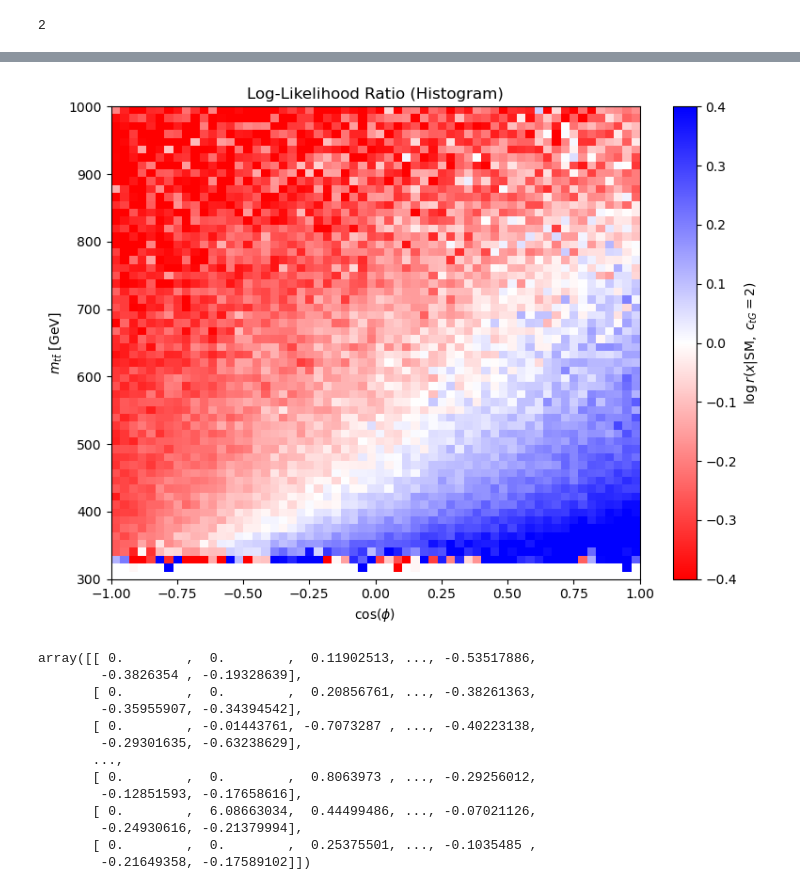
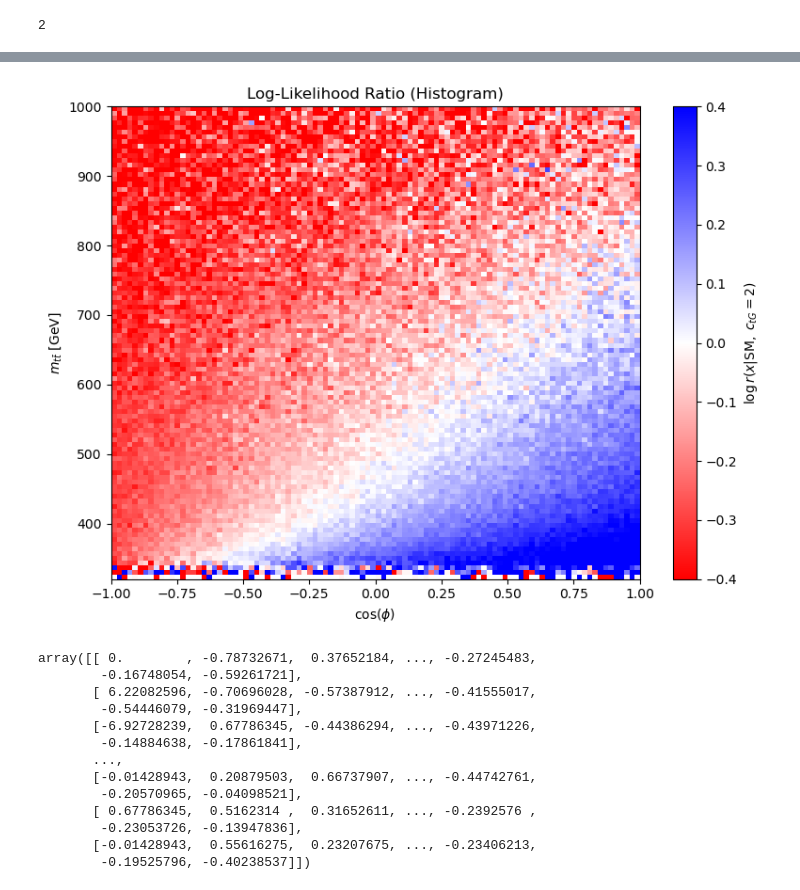
Before and after one commit to SantoshBh137/Purdue_Analysis_EFT, a Jupyter notebook: EFT_ML/ML_EFT_SM.ipynb, the cells around one changed output, grey strips where cells are left out. Saved outputs shown, nothing was run; the diff lists cells and outputs as text; code cells hidden in the pictures.

```diff
--- a/EFT_ML/ML_EFT_SM.ipynb
+++ b/EFT_ML/ML_EFT_SM.ipynb
@@ -144,8 +144,8 @@ myvars
 
 signal_path = "/depot/cms/top/bhanda25/Purdue_Analysis_EFT/Purdue_Analysis_EFT/EFT_ML/picklefile/sample_EFT_ctgRe2.pkl"
 background_path = "/depot/cms/top/bhanda25/Purdue_Analysis_EFT/Purdue_Analysis_EFT/EFT_ML/picklefile/sample_SM_ctgRe0.pkl"
-max_events = 6000000
-n_epochs = 10
+max_events = 15000000
+n_epochs = 15
 
 # Run the training and evaluation pipeline
 X_train, Y_train, X_val, Y_val, X_sig_test, X_bkg_test, scaler, df_combined = prametric_classifier.load_data(signal_path, background_path, myvars, max_events)
@@ -208,24 +210,24 @@ prametric_classifier.plot_llr_2d(model, scaler, myvars, "gen_ll_cHel", "gen_ttba
 # %%
 prametric_classifier.compute_histogram_llr(
     x_obs=df_combined["gen_ll_cHel"],
     y_obs=df_combined["gen_ttbar_mass"],
     label_obs=df_combined["isSignal"],
     x_range=(-1, 1),
-    y_range=(300, 1000),
-    bins=60
+    y_range=(320, 1000),
+    bins=100
 )
 # %% [output]
-[figure, old version]
+[figure, new version]
-array([[ 0.        ,  0.        ,  0.11902513, ..., -0.53517886,
-        -0.3826354 , -0.19328639],
-       [ 0.        ,  0.        ,  0.20856761, ..., -0.38261363,
-        -0.35955907, -0.34394542],
-       [ 0.        , -0.01443761, -0.7073287 , ..., -0.40223138,
-        -0.29301635, -0.63238629],
+array([[ 0.        , -0.78732671,  0.37652184, ..., -0.27245483,
+        -0.16748054, -0.59261721],
+       [ 6.22082596, -0.70696028, -0.57387912, ..., -0.41555017,
+        -0.54446079, -0.31969447],
+       [-6.92728239,  0.67786345, -0.44386294, ..., -0.43971226,
+        -0.14884638, -0.17861841],
        ...,
-       [ 0.        ,  0.        ,  0.8063973 , ..., -0.29256012,
-        -0.12851593, -0.17658616],
-       [ 0.        ,  6.08663034,  0.44499486, ..., -0.07021126,
-        -0.24930616, -0.21379994],
-       [ 0.        ,  0.        ,  0.25375501, ..., -0.1035485 ,
-        -0.21649358, -0.17589102]])
+       [-0.01428943,  0.20879503,  0.66737907, ..., -0.44742761,
+        -0.20570965, -0.04098521],
+       [ 0.67786345,  0.5162314 ,  0.31652611, ..., -0.2392576 ,
+        -0.23053726, -0.13947836],
+       [-0.01428943,  0.55616275,  0.23207675, ..., -0.23406213,
+        -0.19525796, -0.40238537]])
```
Also changed, not shown: parts of 4 cells of this notebook, 1 other file.
